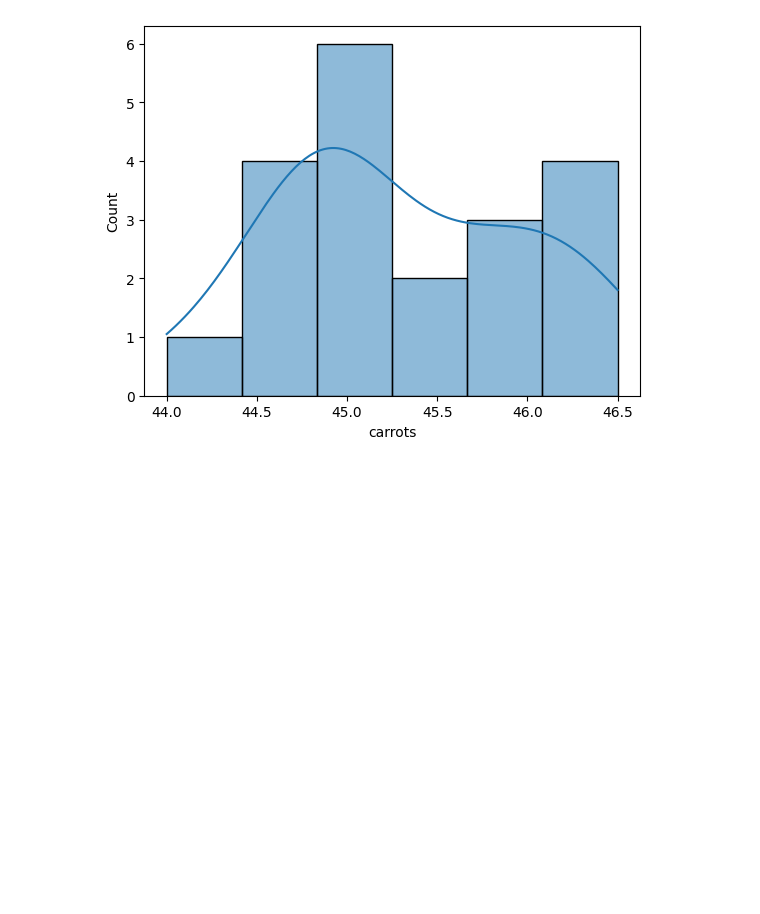
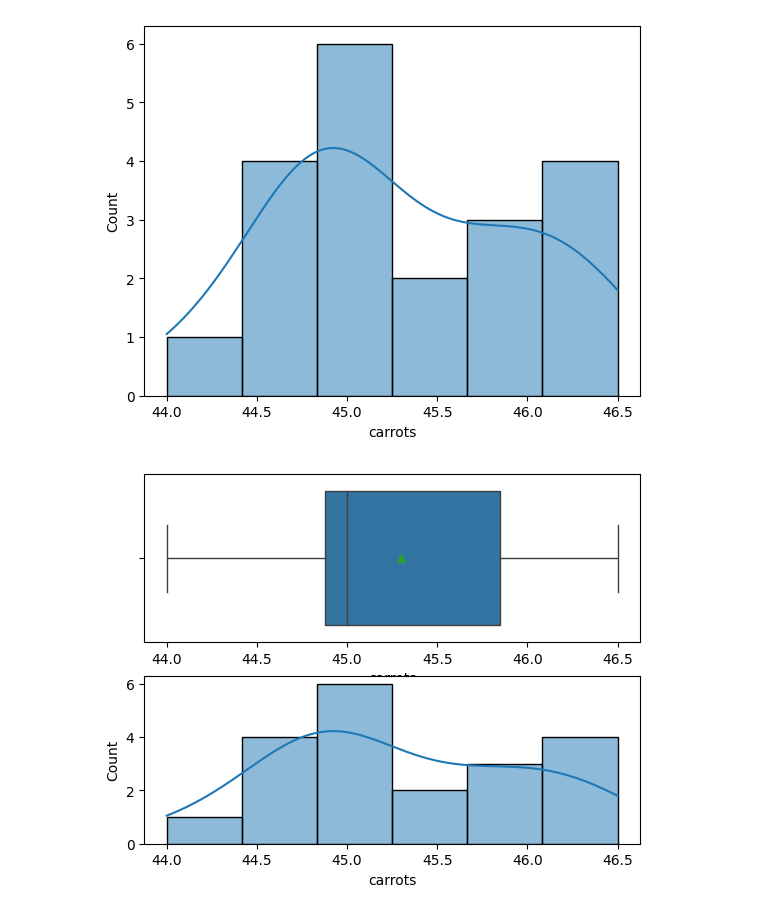
Before and after one commit to stephanyresque/Ciencia-de-dados-2, a Jupyter notebook: mes12/18-12-24.ipynb, the cells around one changed output. Saved outputs shown, nothing was run; the diff lists cells and outputs as text; code cells hidden in the pictures; blank space fills up the shorter version.

```diff
--- a/mes12/18-12-24.ipynb
+++ b/mes12/18-12-24.ipynb
@@ -43,3 +43,14 @@ sns.histplot(data = df, x = 'carrots', kde = True, bins = 'sturges')
 # %% [output]
 <Axes: xlabel='carrots', ylabel='Count'>
 [figure]
+# %%
+import matplotlib.pyplot as plt
+
+fig, (ax1, ax2) = plt.subplots(nrows = 2, ncols = 1)
+
+sns.boxplot(data = df, x = 'carrots', showmeans = True, ax = ax1)
+sns.histplot(data = df, x = 'carrots', kde = True, bins = 'sturges', ax = ax2)
+
+plt.show()
+# %% [output]
+[figure, added]
```
Also changed, not shown: parts of 2 cells of this notebook.
